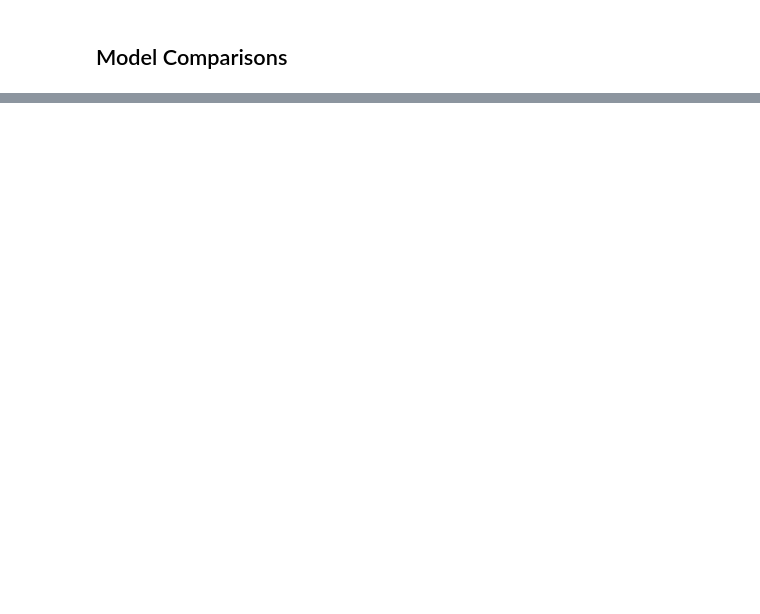
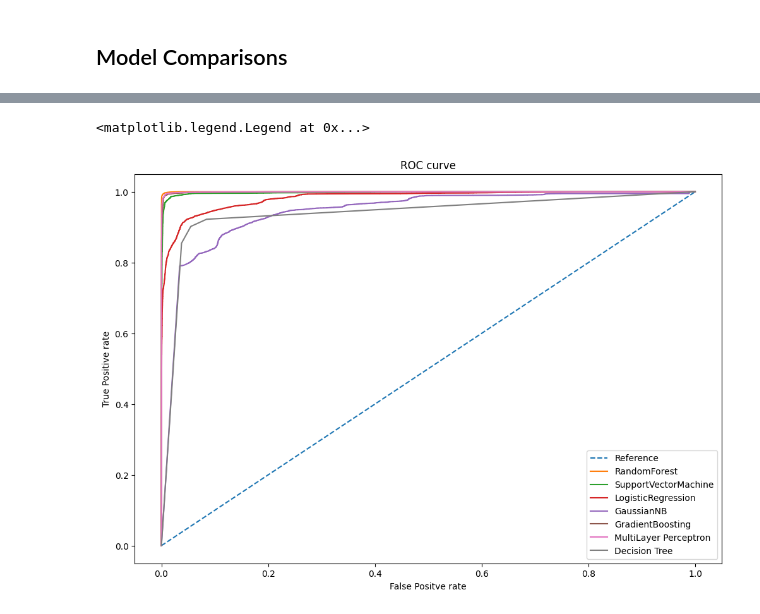
Before and after one commit to Namratha2301/IntrusionDetection, a Jupyter notebook: Intrusion Detection Using Machine Learning.ipynb, the cells around one changed output, grey strips where cells are left out. Drawn from its saved outputs; the diff is of its cells as text; code cells hidden in the pictures; blank space fills up the shorter version.

```diff
--- a/Intrusion Detection Using Machine Learning.ipynb
+++ b/Intrusion Detection Using Machine Learning.ipynb
@@ -1193,19 +1279,22 @@ mlp_fpr, mlp_tpr, _ = roc_curve(y_test, mlp_prob)
 # %%
 # Plotting Figure
 
 fig,ax = plt.subplots(figsize=(12,8))
 ax.plot(ns_fpr, ns_tpr, linestyle= '--', label= 'Reference')
 ax.plot(rf_fpr, rf_tpr, linestyle= '-', label= 'RandomForest')
 ax.plot(svm_fpr, svm_tpr, linestyle= '-', label= 'SupportVectorMachine')
 ax.plot(lg_fpr, lg_tpr, linestyle='-', label= 'LogisticRegression')
 ax.plot(nb_fpr, nb_tpr, linestyle='-', label= 'GaussianNB')
 ax.plot(gb_fpr, gb_tpr, linestyle='-', label= 'GradientBoosting')
 ax.plot(mlp_fpr, mlp_tpr, linestyle='-', label= 'MultiLayer Perceptron')
 ax.plot(dt_fpr, dt_tpr, linestyle='-', label= 'Decision Tree')
 plt.xlabel('False Positve rate')
 plt.ylabel('True Positive rate')
 plt.title('ROC curve')
-ax.legend(loc="bottom right")
+ax.legend(loc="lower right")
+# %% [output]
+<matplotlib.legend.Legend at 0x...>
+[figure, added]
 # %%
 # AUC Plot Zoomed In
 
```
Also changed, not shown: parts of 12 cells of this notebook.
